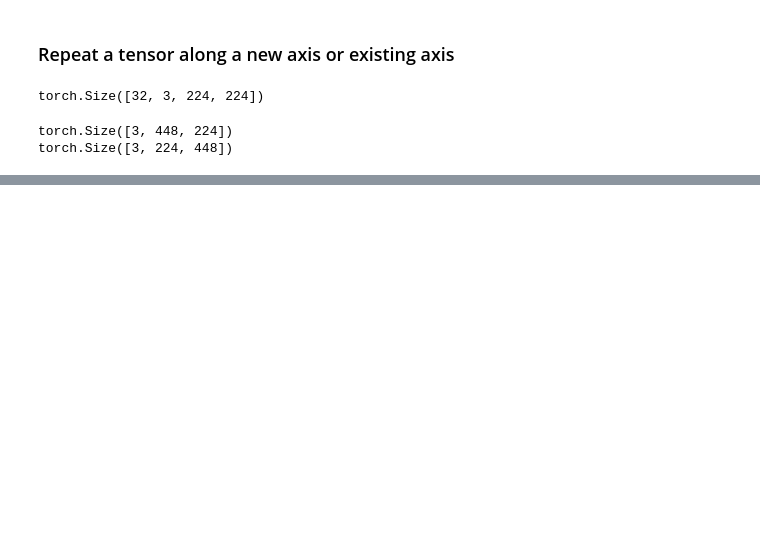
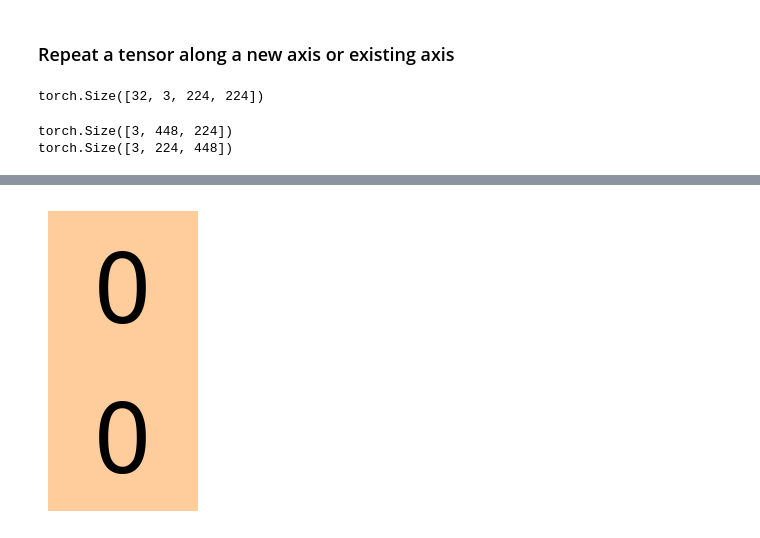
Before and after one commit to jkbhagatio/arena_3.0_course, a Jupyter notebook: playground/einops_intro.ipynb, the cells around one changed output, grey strips where cells are left out. Cells and saved outputs as stored; diff of their text form; code cells hidden in the pictures; blank space fills up the shorter version.

```diff
--- a/playground/einops_intro.ipynb
+++ b/playground/einops_intro.ipynb
@@ -315,0 +399,8 @@ torch.Size([3, 224, 448])
+# %%
+"""Exercise 2: display '0' concatenated with itself vertically"""
+
+# shape: 3, 300, 150
+arr2 = repeat(arr[0], "c h w -> c (2 h) w")
+display_array_as_img(arr2)
+# %% [output]
+[figure, added]
```
Also changed, not shown: parts of 22 cells of this notebook.
